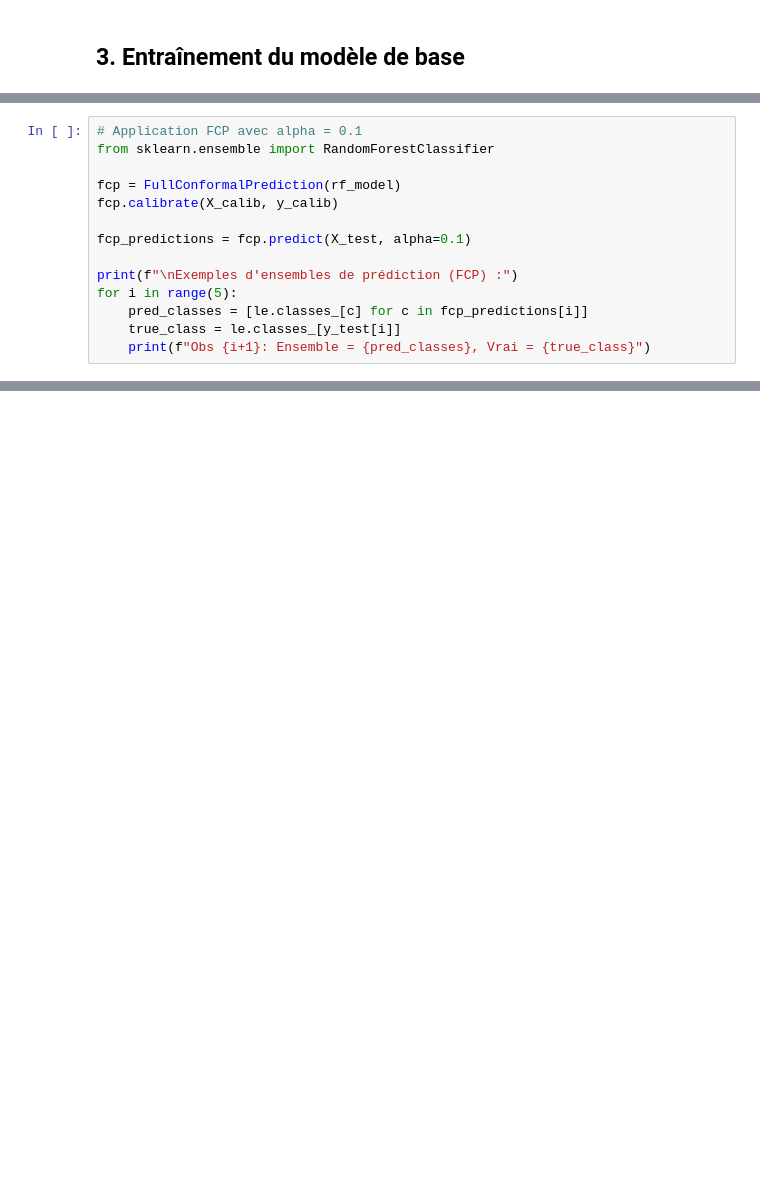
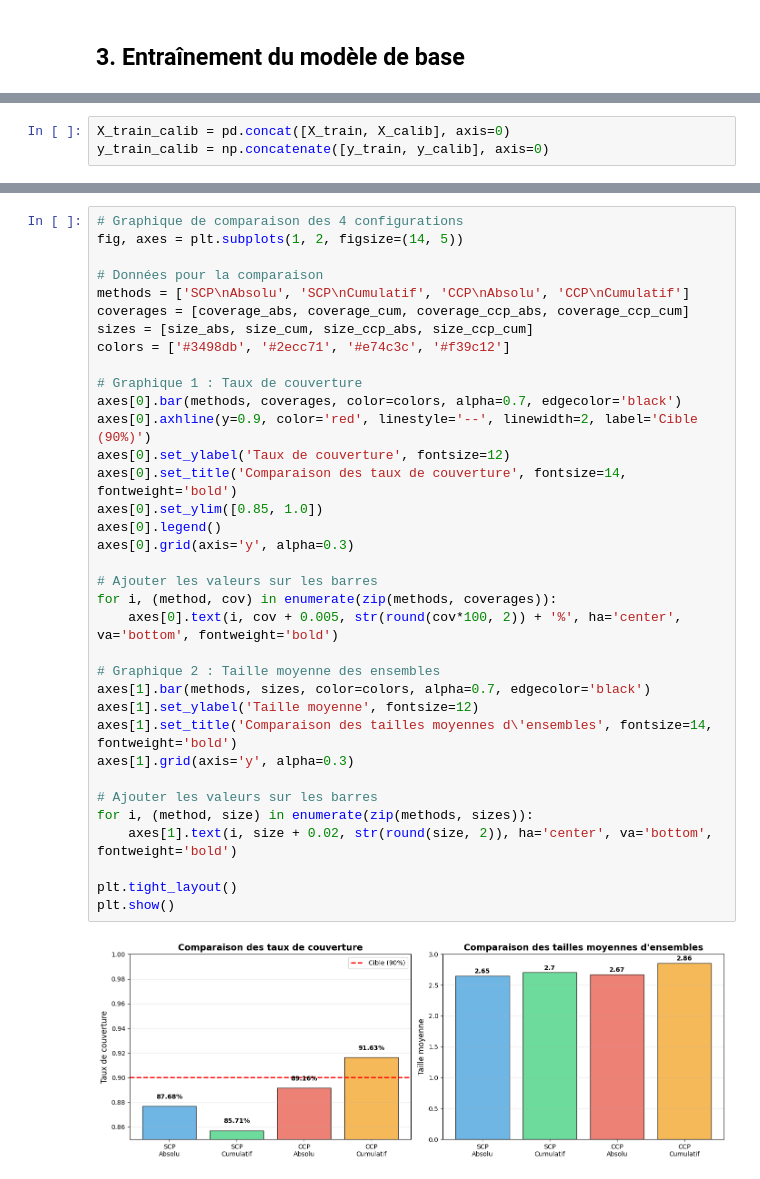
Before and after one commit to ErwannLesech/Prediction-Conforme-et-Regression-Quantile-en-finance, a Jupyter notebook: notebooks/Prediction_Conforme_Classification.ipynb, the cells around one changed output, grey strips where cells are left out. Saved outputs shown, nothing was run; the diff lists cells and outputs as text; blank space fills up the shorter version.

```diff
--- a/notebooks/Prediction_Conforme_Classification.ipynb
+++ b/notebooks/Prediction_Conforme_Classification.ipynb
@@ -321,14 +161,0 @@ class FullConformalPrediction:
-# %%
-# Application FCP avec alpha = 0.1
-from sklearn.ensemble import RandomForestClassifier
-
-fcp = FullConformalPrediction(rf_model)
-fcp.calibrate(X_calib, y_calib)
-
-fcp_predictions = fcp.predict(X_test, alpha=0.1)
-
-print(f"\nExemples d'ensembles de prédiction (FCP) :")
-for i in range(5):
-    pred_classes = [le.classes_[c] for c in fcp_predictions[i]]
-    true_class = le.classes_[y_test[i]]
-    print(f"Obs {i+1}: Ensemble = {pred_classes}, Vrai = {true_class}")
@@ -626,0 +504,3 @@ Interprétation: ⚠⚠ Faible confiance - Forte incertitude
+# %%
+X_train_calib = pd.concat([X_train, X_calib], axis=0)
+y_train_calib = np.concatenate([y_train, y_calib], axis=0)
@@ -626,0 +642,37 @@ Interprétation: ⚠⚠ Faible confiance - Forte incertitude
+# %%
+# Graphique de comparaison des 4 configurations
+fig, axes = plt.subplots(1, 2, figsize=(14, 5))
+
+# Données pour la comparaison
+methods = ['SCP\nAbsolu', 'SCP\nCumulatif', 'CCP\nAbsolu', 'CCP\nCumulatif']
+coverages = [coverage_abs, coverage_cum, coverage_ccp_abs, coverage_ccp_cum]
+sizes = [size_abs, size_cum, size_ccp_abs, size_ccp_cum]
+colors = ['#3498db', '#2ecc71', '#e74c3c', '#f39c12']
+
+# Graphique 1 : Taux de couverture
+axes[0].bar(methods, coverages, color=colors, alpha=0.7, edgecolor='black')
+axes[0].axhline(y=0.9, color='red', linestyle='--', linewidth=2, label='Cible (90%)')
+axes[0].set_ylabel('Taux de couverture', fontsize=12)
+axes[0].set_title('Comparaison des taux de couverture', fontsize=14, fontweight='bold')
+axes[0].set_ylim([0.85, 1.0])
+axes[0].legend()
+axes[0].grid(axis='y', alpha=0.3)
+
+# Ajouter les valeurs sur les barres
+for i, (method, cov) in enumerate(zip(methods, coverages)):
+    axes[0].text(i, cov + 0.005, str(round(cov*100, 2)) + '%', ha='center', va='bottom', fontweight='bold')
+
+# Graphique 2 : Taille moyenne des ensembles
+axes[1].bar(methods, sizes, color=colors, alpha=0.7, edgecolor='black')
+axes[1].set_ylabel('Taille moyenne', fontsize=12)
+axes[1].set_title('Comparaison des tailles moyennes d\'ensembles', fontsize=14, fontweight='bold')
+axes[1].grid(axis='y', alpha=0.3)
+
+# Ajouter les valeurs sur les barres
+for i, (method, size) in enumerate(zip(methods, sizes)):
+    axes[1].text(i, size + 0.02, str(round(size, 2)), ha='center', va='bottom', fontweight='bold')
+
+plt.tight_layout()
+plt.show()
+# %% [output]
+[figure, added]
```
Also changed, not shown: parts of 50 cells of this notebook, 1 other file.
